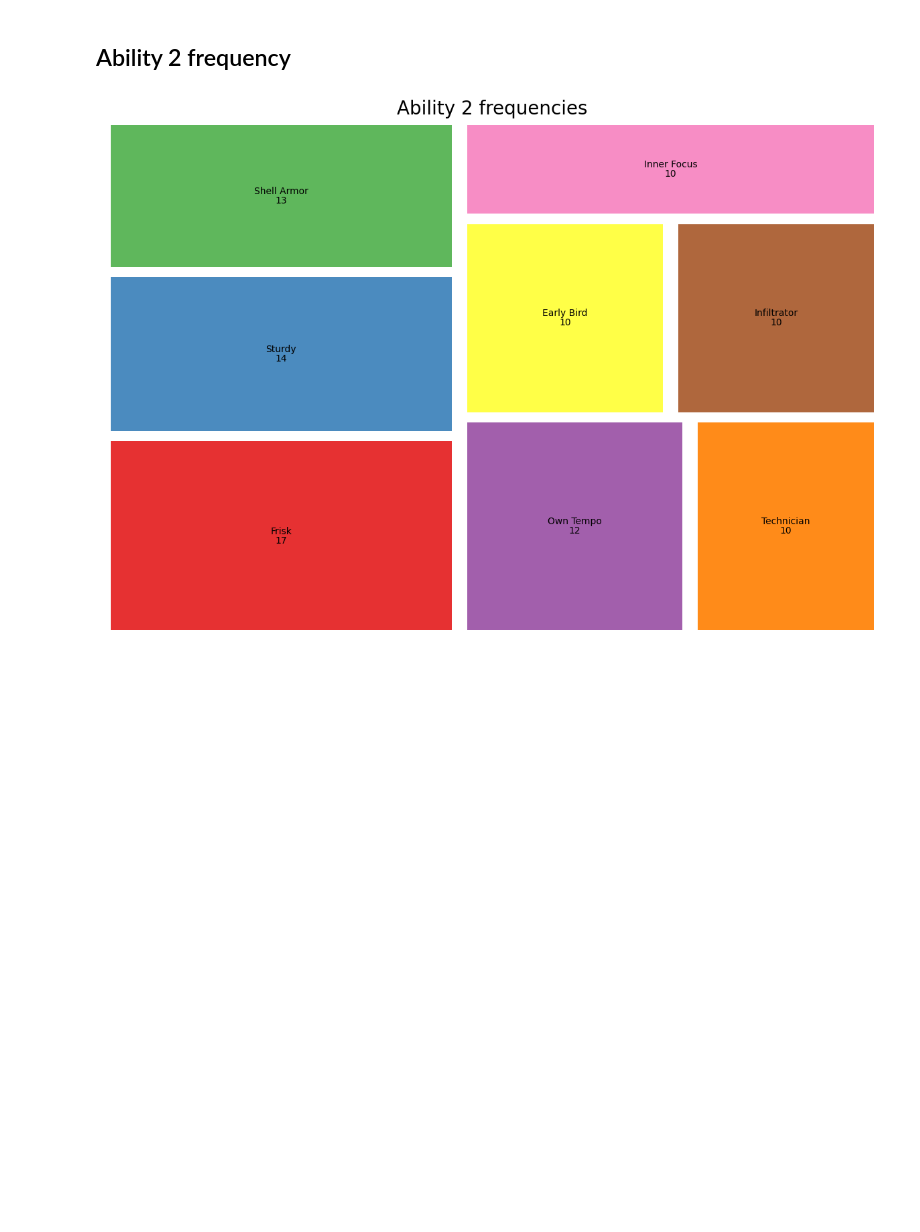
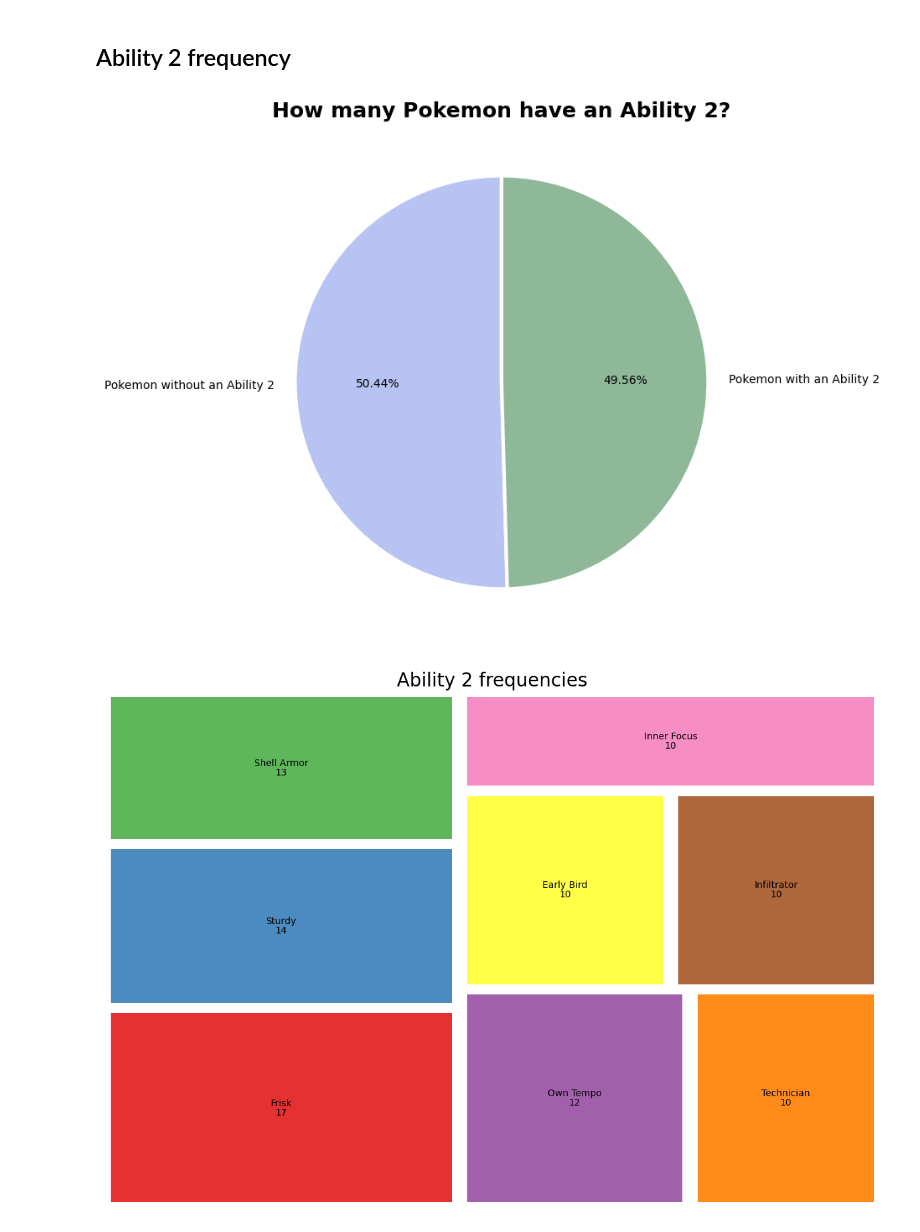
Before and after one commit to BiancaBenelli/Pokemon_project, a Jupyter notebook: Pokemon.ipynb, the cells around one changed output. Cells and saved outputs as stored; diff of their text form; code cells hidden in the pictures; blank space fills up the shorter version.

```diff
--- a/Pokemon.ipynb
+++ b/Pokemon.ipynb
@@ -272,6 +272,17 @@ plt.show()
 abil_2_present_mask = pokemon_df[pokemon_df['ability_2'] != 'None']
 abil_2_frequency = abil_2_present_mask['ability_2'].value_counts()
 abil_2_mask = abil_2_frequency[abil_2_frequency.values >= 10]
+# %%
+type_df_len = [(len(pokemon_df.index) - len(abil_2_present_mask.index)), len(abil_2_present_mask.index)]
+name = ["Pokemon without an Ability 2", "Pokemon with an Ability 2"]
+colors = ['#B7C3F3', '#8EB897']
+
+plt.figure(figsize = (12, 8))
+plt.title("How many Pokemon have an Ability 2?", fontsize= 18, fontweight='bold')
+plt.pie(type_df_len, labels = name, autopct='%.2f%%', startangle = 90, wedgeprops = { 'linewidth' : 3, 'edgecolor' : 'white' }, colors = colors)
+plt.show()
+# %% [output]
+[figure, added]
 # %%
 plt.figure(figsize = (15, 10))
 plt.title("Ability 2 frequencies", fontdict = {'fontsize' : 20})
```
Also changed, not shown: parts of 3 cells of this notebook.
